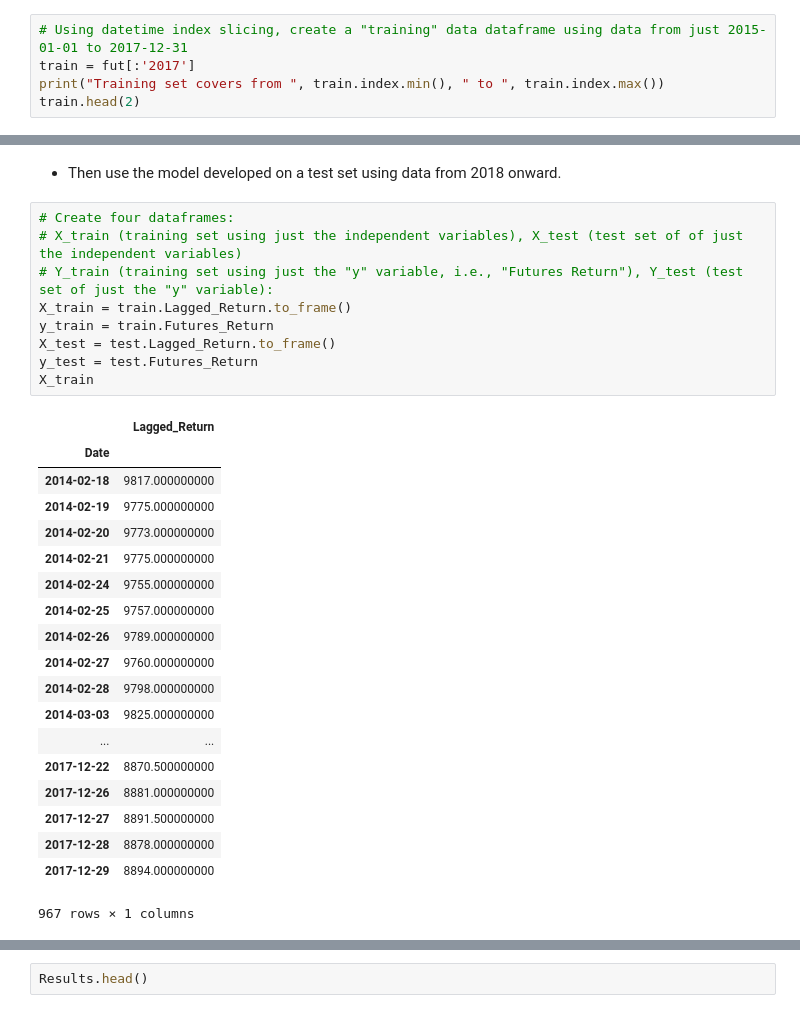
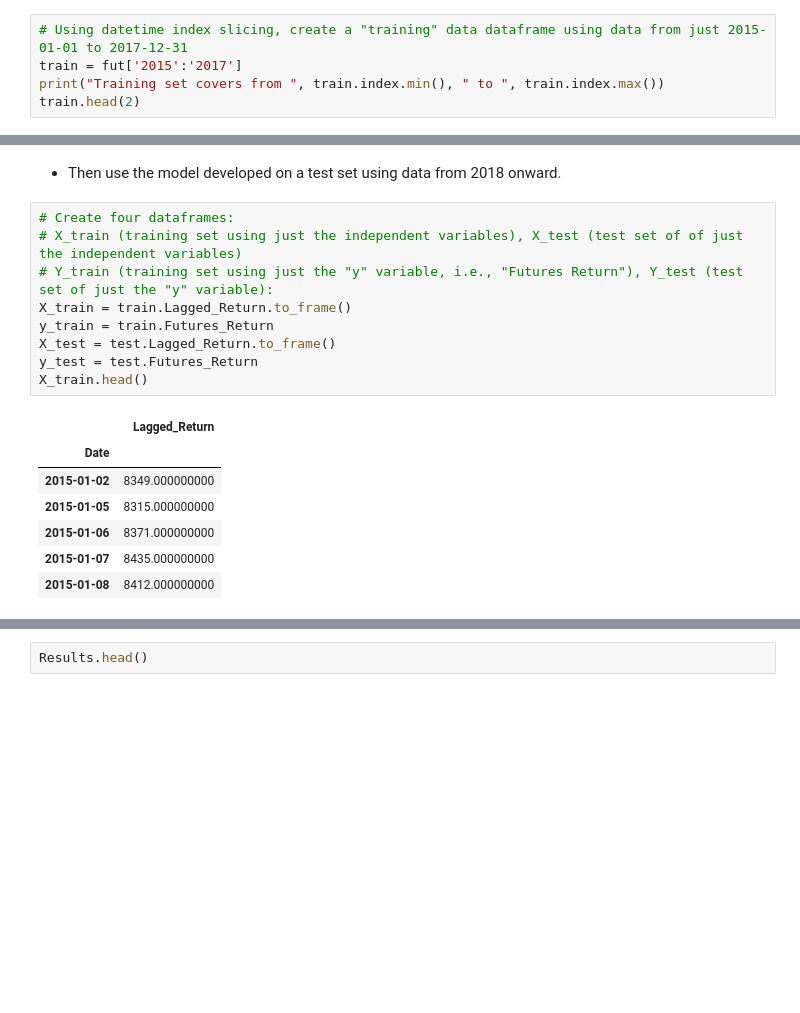
Before and after one commit to stragitech/Yen_Futures, a Jupyter notebook: time_series_analysis.ipynb, the cells around one changed output, grey strips where cells are left out. Drawn from its saved outputs; the diff is of its cells as text; blank space fills up the shorter version.

```diff
--- a/time_series_analysis.ipynb
+++ b/time_series_analysis.ipynb
@@ -548,7 +548,7 @@ fut[["Futures_Return", "Lagged_Return"]].head()
 | 2014-02-24 | 0.020502307 | 9755.000000000 |
 # %%
 # Using datetime index slicing, create a "training" data dataframe using data from just 2015-01-01 to 2017-12-31
-train = fut[:'2017']
+train = fut['2015':'2017']
 print("Training set covers from ", train.index.min(), " to ", train.index.max())
 train.head(2)
 # %% [output]
@@ -573,32 +573,20 @@ Test set covers from  2018-01-02 00:00:00  to  2019-10-17 00:00:00
 # %%
 # Create four dataframes:
 # X_train (training set using just the independent variables), X_test (test set of of just the independent variables)
 # Y_train (training set using just the "y" variable, i.e., "Futures Return"), Y_test (test set of just the "y" variable):
 X_train = train.Lagged_Return.to_frame()
 y_train = train.Futures_Return
 X_test = test.Lagged_Return.to_frame()
 y_test = test.Futures_Return
-X_train
+X_train.head()
 # %% [output]
 |  | Lagged_Return |
 | Date |  |
-| 2014-02-18 | 9817.000000000 |
-| 2014-02-19 | 9775.000000000 |
-| 2014-02-20 | 9773.000000000 |
-| 2014-02-21 | 9775.000000000 |
-| 2014-02-24 | 9755.000000000 |
-| 2014-02-25 | 9757.000000000 |
-| 2014-02-26 | 9789.000000000 |
-| 2014-02-27 | 9760.000000000 |
-| 2014-02-28 | 9798.000000000 |
-| 2014-03-03 | 9825.000000000 |
-| ... | ... |
-| 2017-12-22 | 8870.500000000 |
-| 2017-12-26 | 8881.000000000 |
-| 2017-12-27 | 8891.500000000 |
-| 2017-12-28 | 8878.000000000 |
-| 2017-12-29 | 8894.000000000 |
+| 2015-01-02 | 8349.000000000 |
+| 2015-01-05 | 8315.000000000 |
+| 2015-01-06 | 8371.000000000 |
+| 2015-01-07 | 8435.000000000 |
+| 2015-01-08 | 8412.000000000 |
-967 rows × 1 columns
 # %%
 # Fit a SKLearn linear regression using  just the training set (X_train, Y_train):
 lin_reg = LinearRegression()
```
Also changed, not shown: parts of 8 cells of this notebook.
